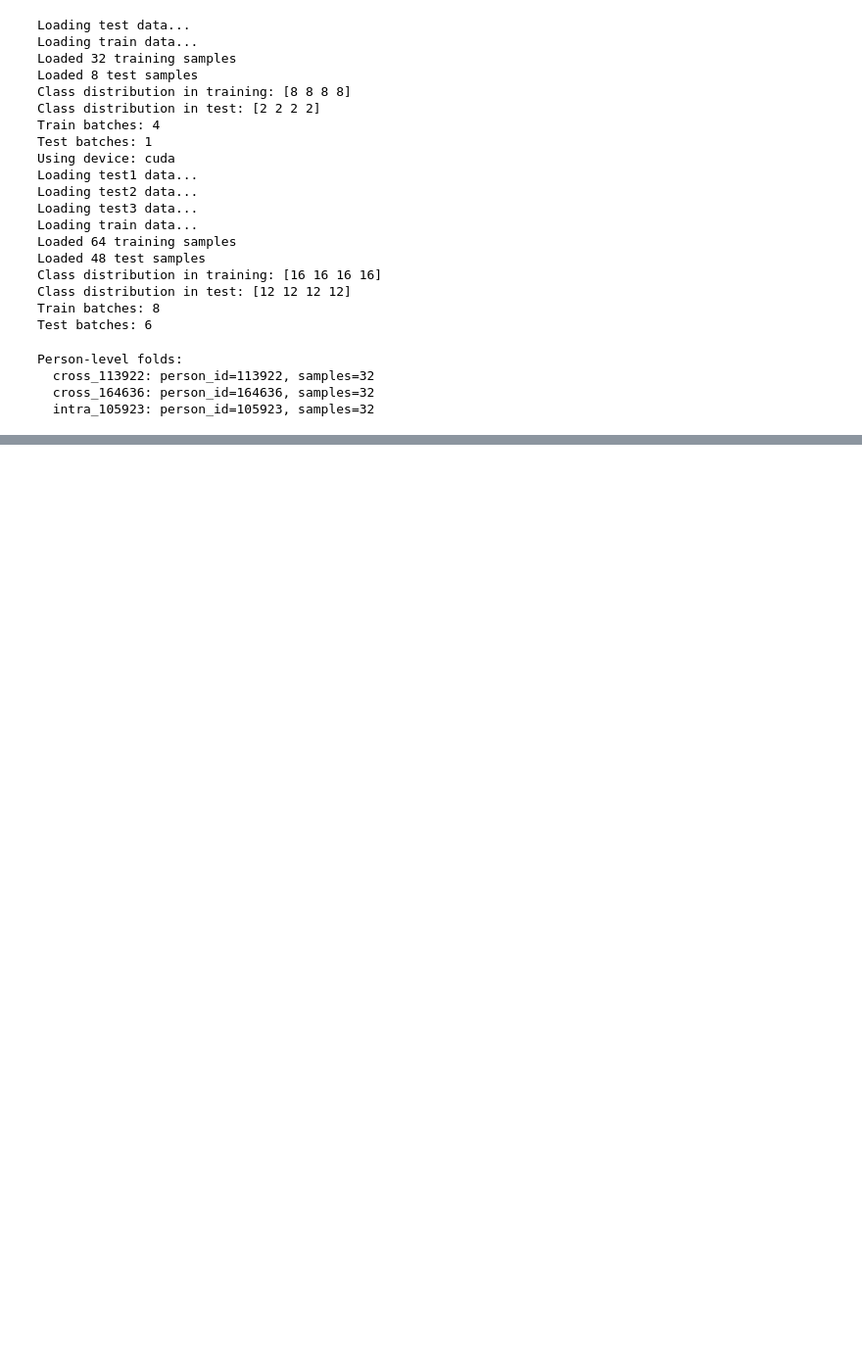
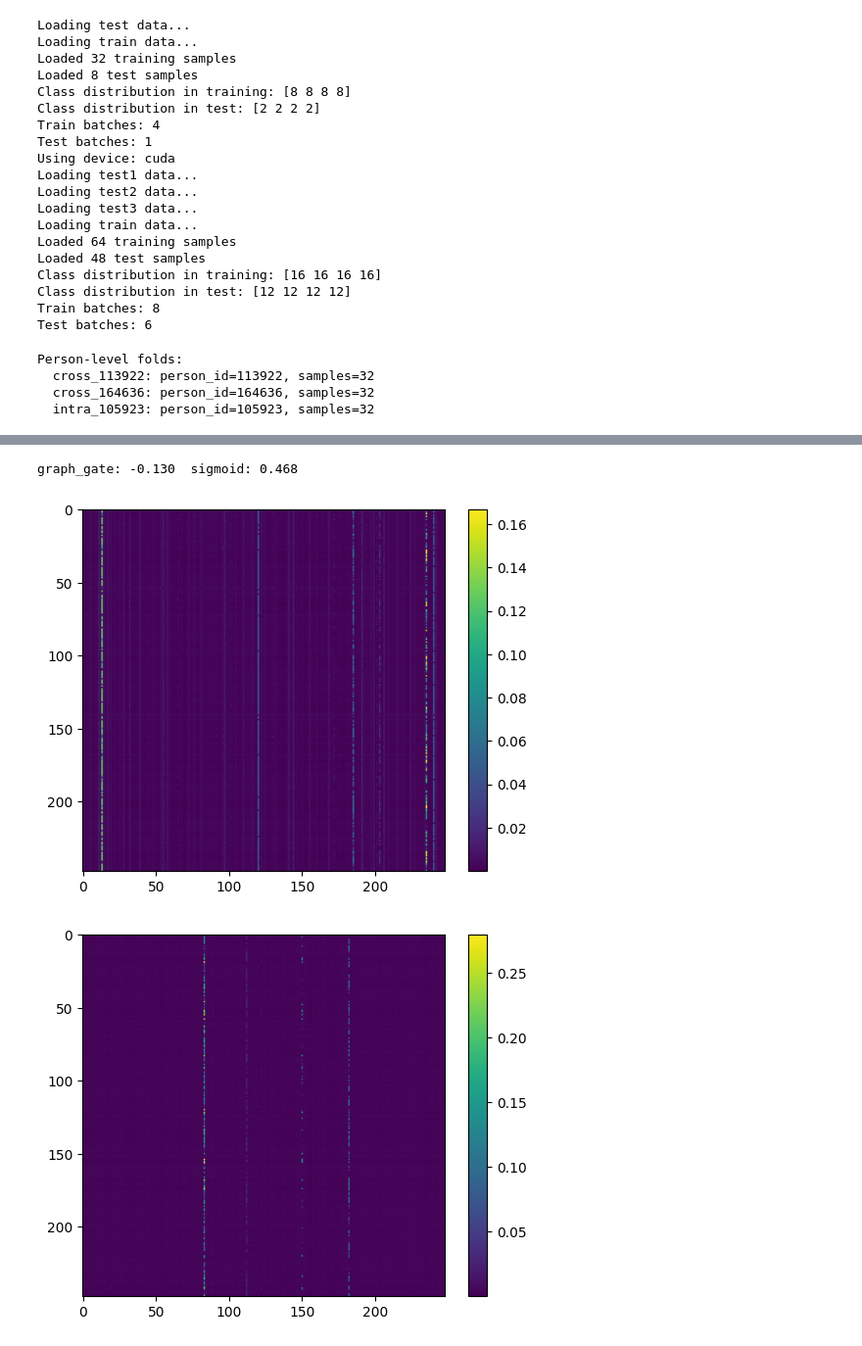
Before and after one commit to LeonV1110/DeepLearning, a Jupyter notebook: Assignment_2/gan_node_graph.ipynb, the cells around one changed output, grey strips where cells are left out. Shown at 98% size. Drawn from its saved outputs; the diff is of its cells as text; code cells hidden in the pictures; blank space fills up the shorter version.

```diff
--- a/Assignment_2/gan_node_graph.ipynb
+++ b/Assignment_2/gan_node_graph.ipynb
@@ -10,15 +10,17 @@ from train import train_one_epoch
 from evaluate import evaluate, evaluate_top_models_person_cv
 from grid_search import run_grid_search, run_person_grid_search
 # %%
-params = {
-    "learning_rate": 5e-3,
-    "hidden_channels": 32,
-    "kernel_size": 3,
-    "dropout": 0.1,
-    "num_heads": 2,
-    "weight_decay": 1e-4,
-    "batch_size": 8,
-}
+# params = {
+#     "learning_rate": 5e-3,
+#     "hidden_channels": 32,
+#     "kernel_size": 3,
+#     "dropout": 0.1,
+#     "num_heads": 2,
+#     "weight_decay": 1e-4,
+#     "batch_size": 8,
+# }
+
+params = {'learning_rate': 0.005, 'hidden_channels': 64, 'kernel_size': 7, 'dropout': 0.2, 'num_heads': 2, 'weight_decay': 0.0001, 'batch_size': 8}
 
 BATCH_SIZE = 8
 
@@ -359,0 +312,33 @@ Top sensor relations:
+# %%
+print(f"graph_gate: {model.graph_gate.item():.3f}  "
+      f"sigmoid: {torch.sigmoid(model.graph_gate).item():.3f}")
+# %% [output]
+graph_gate: -0.130  sigmoid: 0.468
+# %%
+from collections import defaultdict
+import matplotlib.pyplot as plt
+
+class_attns = defaultdict(list)
+
+model.eval()
+with torch.no_grad():
+    #for x_batch, y_batch in cross_test_loader:
+    for batch in cross_test_loader:
+        x_batch = batch[0].to(DEVICE)
+        y_batch = batch[1].to(DEVICE)
+        _ = model(x_batch)
+        attn = model.get_attention_weights()          # (B, H, N, N)
+        attn_avg = attn.mean(dim=(1,)).cpu().numpy()  # (B, N, N) — keep batch dim
+        for i in range(attn_avg.shape[0]):
+            label = y_batch[i].item()
+            class_attns[label].append(attn_avg[i])
+
+# Average per class
+for label, maps in class_attns.items():
+    mean_map = np.stack(maps).mean(axis=0)           # (N, N)
+    plt.imshow(mean_map, cmap="viridis")
+    plt.colorbar()
+    plt.show()
+# %% [output]
+[figure, added]
+[figure, added]
```
Also changed, not shown: parts of 6 cells of this notebook, 8 other files.
